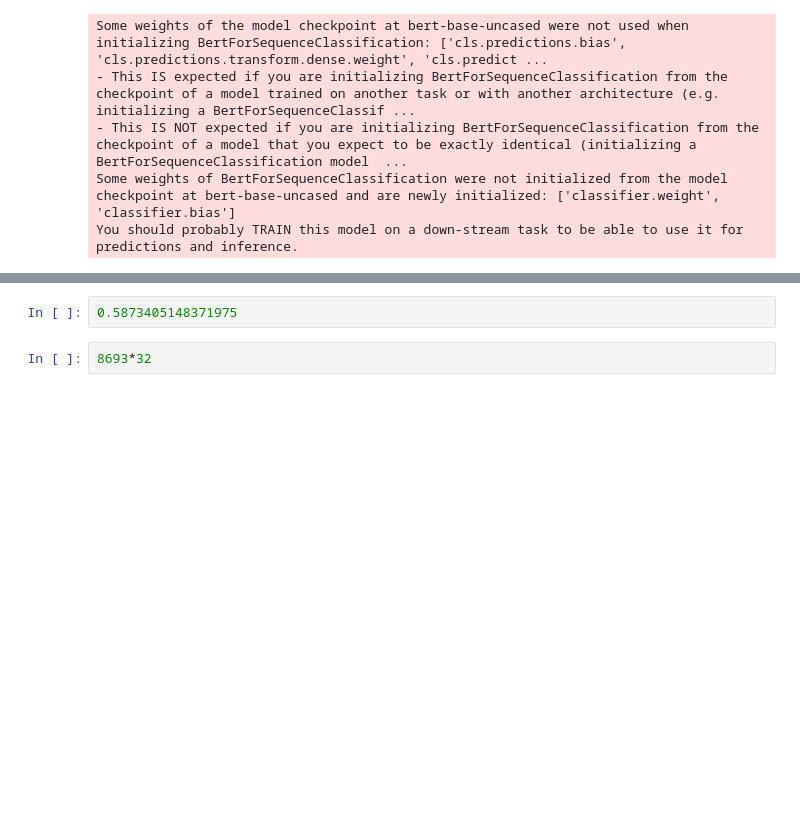
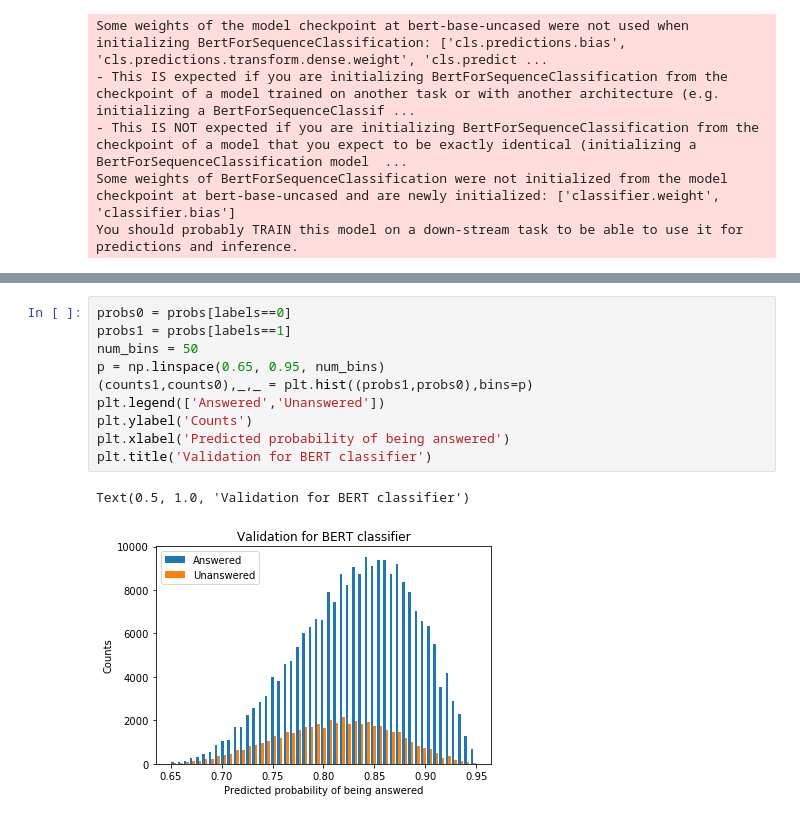
Before and after one commit to tennessejoyce/TitleWave, a Jupyter notebook: model_training/validation_plots.ipynb, the cells around one changed output, grey strips where cells are left out. Drawn from its saved outputs; the diff is of its cells as text; blank space fills up the shorter version.

```diff
--- a/model_training/validation_plots.ipynb
+++ b/model_training/validation_plots.ipynb
@@ -59,4 +69,13 @@ roc_auc_score(labels, probs)
-# %%
-0.5873405148371975
-# %%
-8693*32
+# %%
+probs0 = probs[labels==0]
+probs1 = probs[labels==1]
+num_bins = 50
+p = np.linspace(0.65, 0.95, num_bins)
+(counts1,counts0),_,_ = plt.hist((probs1,probs0),bins=p)
+plt.legend(['Answered','Unanswered'])
+plt.ylabel('Counts')
+plt.xlabel('Predicted probability of being answered')
+plt.title('Validation for BERT classifier')
+# %% [output]
+Text(0.5, 1.0, 'Validation for BERT classifier')
+[figure, added]
```
Also changed, not shown: parts of 23 cells of this notebook, 1 other file.
